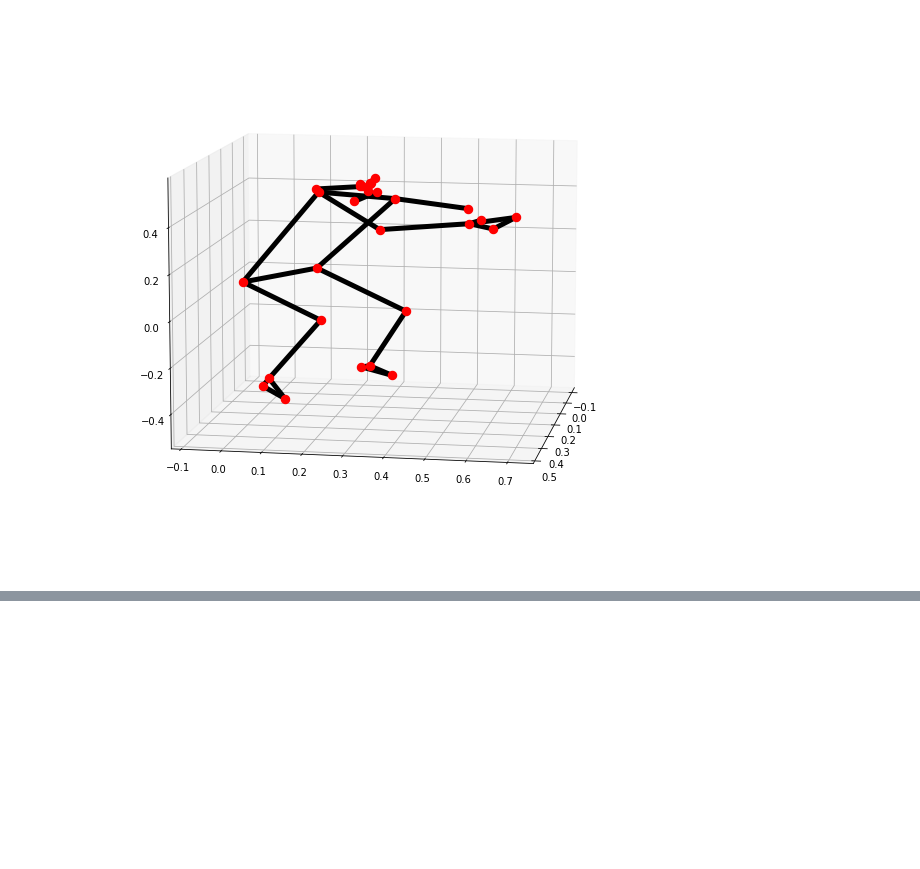
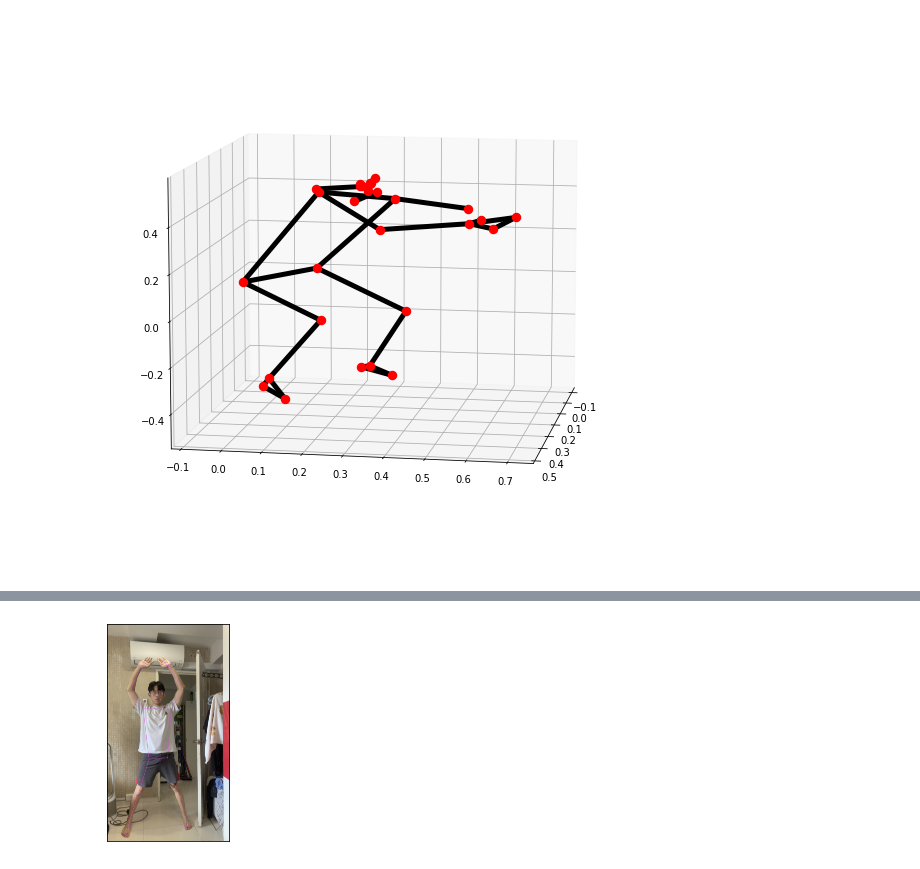
Before and after one commit to isaiahwong/cz2006, a Jupyter notebook: pose/notebook/exercise.ipynb, the cells around one changed output, grey strips where cells are left out. Cells and saved outputs as stored; diff of their text form; code cells hidden in the pictures; blank space fills up the shorter version.

```diff
--- a/pose/notebook/exercise.ipynb
+++ b/pose/notebook/exercise.ipynb
@@ -93,0 +101,82 @@ visibility: 0.99998939037323
+# %%
+def getXY(landmarks, part):
+    return [landmarks[part.value].x,landmarks[part.value].y]
+# %%
+squat_img = cv2.imread("assets/jjup.jpg")
+with mp_pose.Pose(static_image_mode=True, min_detection_confidence=0.5, model_complexity=2) as pose:
+    # Convert the BGR image to RGB and process it with MediaPipe Pose.
+    results = pose.process(cv2.cvtColor(squat_img, cv2.COLOR_BGR2RGB))
+
+    # Print nose landmark.
+    image_height, image_width, _ = squat_img.shape
+
+    annotated_image = squat_img.copy()
+    mp_drawing.draw_landmarks(
+        annotated_image,
+        results.pose_landmarks,
+        mp_pose.POSE_CONNECTIONS,
+         mp_drawing.DrawingSpec(
+                                      color=(245, 117, 66), thickness=4, circle_radius=2),
+                                  mp_drawing.DrawingSpec(
+                                      color=(245, 66, 230), thickness=4, circle_radius=2)
+                                  )
+
+    landmarks = results.pose_landmarks.landmark
+    pose_landmarks = mp_pose.PoseLandmark
+
+
+    right_shoulder = getXY(landmarks, pose_landmarks.RIGHT_SHOULDER)
+    right_hip = getXY(landmarks, pose_landmarks.RIGHT_HIP)
+    right_elbow = getXY(landmarks, pose_landmarks.RIGHT_ELBOW)
+    right_wrist = getXY(landmarks, pose_landmarks.RIGHT_WRIST)
+    right_knee = getXY(landmarks, pose_landmarks.RIGHT_KNEE)
+
+    left_shoulder = getXY(landmarks, pose_landmarks.LEFT_SHOULDER)
+    left_hip   = getXY(landmarks, pose_landmarks.LEFT_HIP)
+    left_elbow = getXY(landmarks, pose_landmarks.LEFT_ELBOW)
+    left_wrist = getXY(landmarks, pose_landmarks.LEFT_WRIST)
+    left_knee = getXY(landmarks, pose_landmarks.LEFT_KNEE)
+
+
+    # angle at the arm pit
+    right_arm_outer_angle = calculate_angle(right_elbow, right_shoulder, right_hip)
+    left_arm_outer_angle  = calculate_angle(left_elbow, left_shoulder, left_hip)
+
+    # angle opposite head
+    right_arm_inner_angle = calculate_angle(right_wrist, right_elbow, right_shoulder)
+    left_arm_inner_angle  = calculate_angle(left_wrist, left_elbow, left_shoulder)
+
+    # leg angle
+    right_hip_angle  = calculate_angle(right_shoulder, right_hip, right_knee)
+    left_hip_angle  = calculate_angle(left_shoulder, left_hip, left_knee)
+
+    # inner leg
+    right_inner_hip_angle = calculate_angle(left_hip, right_hip, right_knee)
+    left_inner_hip_angle = calculate_angle(right_hip, left_hip, left_knee)
+
+    # up
+    if (
+        right_arm_outer_angle > 130 and left_arm_outer_angle > 130 and
+        right_arm_inner_angle < 150 and left_arm_inner_angle < 150 and
+        right_hip_angle < 150 and left_hip_angle < 150 and
+        right_inner_hip_angle > 110 and left_inner_hip_angle > 110
+       ):
+        print("up")
+
+    # down
+    if (
+        right_arm_outer_angle < 30 and left_arm_outer_angle < 30 and
+        right_arm_inner_angle > 150 and left_arm_inner_angle > 150 and
+        right_hip_angle > 150 and left_hip_angle > 150 and
+        right_inner_hip_angle < 100 and left_inner_hip_angle < 100
+    ):
+        print("down")
+
+    print(right_arm_outer_angle, left_arm_outer_angle)
+    print(right_arm_inner_angle, left_arm_inner_angle)
+    print(right_hip_angle, left_hip_angle)
+    print(right_inner_hip_angle, left_inner_hip_angle)
+
+
+    resize_and_show(annotated_image)
+# %% [output]
@@ -93,0 +188 @@ visibility: 0.99998939037323
+[figure, added]
```
Also changed, not shown: parts of 11 cells of this notebook, 23 other files.
